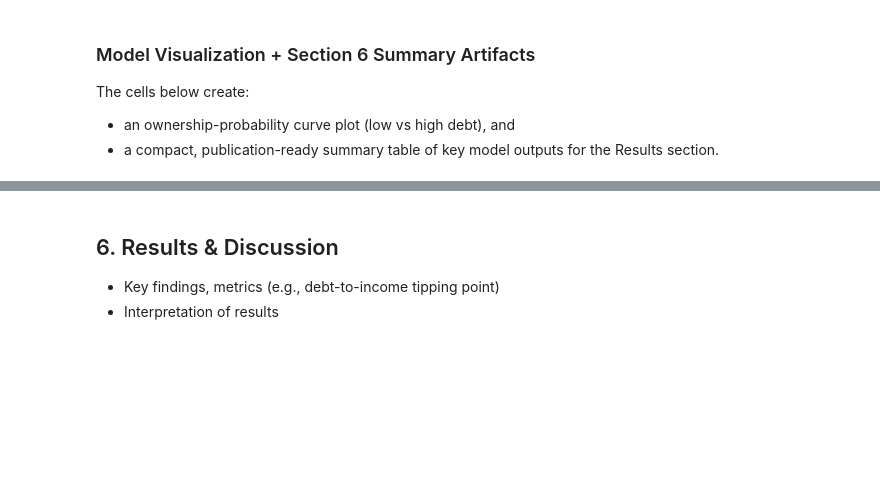
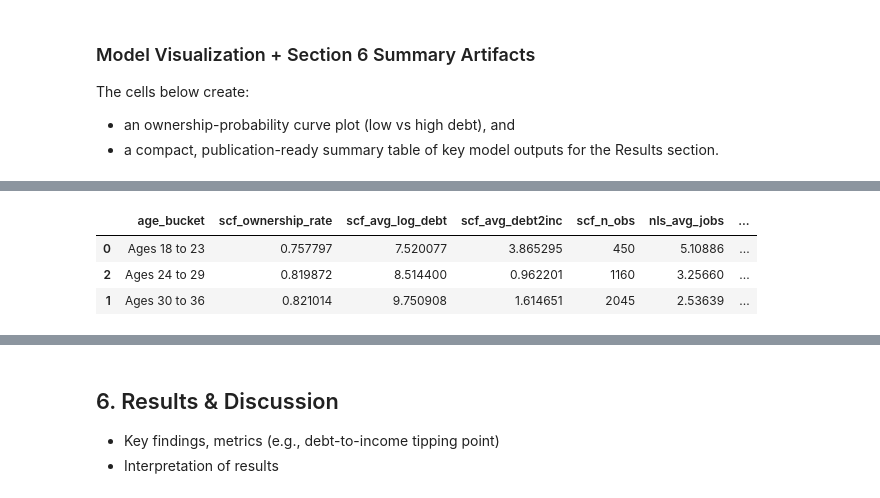
Before and after one commit to RaghavDewangan/Math189FinalProject, a Jupyter notebook: final.ipynb, the cells around one changed output, grey strips where cells are left out. Drawn from its saved outputs; the diff is of its cells as text; code cells hidden in the pictures; blank space fills up the shorter version.

Commit message:
variable selection, NLS and USAUCSF contextualization, summary rough draft

```diff
--- a/final.ipynb
+++ b/final.ipynb
@@ -810,0 +1018,88 @@ display(logit_summary)
+# %%
+# Targeted raw-sheet parser for NLS weeks employment percentages
+raw_weeks = nls_weeks_employment.copy()
+raw_weeks = raw_weeks.dropna(axis=0, how='all').dropna(axis=1, how='all').reset_index(drop=True)
+
+def _norm_text(x):
+    return re.sub(r'\s+', ' ', str(x).replace('\n', ' ')).strip().lower()
+
+def _find_age_header_row(df):
+    for i in range(min(40, len(df))):
+        row = [_norm_text(v) for v in df.iloc[i].tolist()]
+        hit = sum([('18' in c and '23' in c) or ('24' in c and '29' in c) or ('30' in c and '36' in c) for c in row])
+        if hit >= 2:
+            return i
+    return None
+
+hdr_idx = _find_age_header_row(raw_weeks)
+backfill_success = False
+
+if hdr_idx is not None:
+    header = [_norm_text(v) for v in raw_weeks.iloc[hdr_idx].tolist()]
+    data = raw_weeks.iloc[hdr_idx + 1:].copy().reset_index(drop=True)
+    data.columns = header
+    first_col = data.columns[0]
+    data[first_col] = data[first_col].map(_norm_text)
+
+    age_col_map = {}
+    for c in data.columns:
+        if ('18' in c and '23' in c):
+            age_col_map['Ages 18 to 23'] = c
+        elif ('24' in c and '29' in c):
+            age_col_map['Ages 24 to 29'] = c
+        elif ('30' in c and '36' in c):
+            age_col_map['Ages 30 to 36'] = c
+
+    emp_row = data[data[first_col].str.contains('employed', na=False) & ~data[first_col].str.contains('unemployed|out of labor', na=False)]
+    unemp_row = data[data[first_col].str.contains('unemployed', na=False)]
+
+    if not emp_row.empty and not unemp_row.empty and age_col_map:
+        emp_row = emp_row.iloc[0]
+        unemp_row = unemp_row.iloc[0]
+        for bucket, col in age_col_map.items():
+            cross_dataset_synthesis.loc[cross_dataset_synthesis['age_bucket'] == bucket, 'nls_employed_pct'] = pd.to_numeric(emp_row[col], errors='coerce')
+            cross_dataset_synthesis.loc[cross_dataset_synthesis['age_bucket'] == bucket, 'nls_unemployed_pct'] = pd.to_numeric(unemp_row[col], errors='coerce')
+        backfill_success = True
+
+if backfill_success:
+    display(Markdown('#### Updated Cross-Dataset Synthesis Table (with NLS employment backfill)'))
+else:
+    display(Markdown('#### Cross-Dataset Synthesis Table (no additional NLS employment fields found in raw table)'))
+
+display(cross_dataset_synthesis)
+
+# Refresh artifacts
+cross_dataset_artifacts['cross_dataset_synthesis'] = cross_dataset_synthesis
+if 'results_table_section6' in globals():
+    results_table_section6['cross_dataset_synthesis'] = cross_dataset_synthesis
+
+# Recompute concise conclusions using refreshed table
+young = cross_dataset_synthesis[cross_dataset_synthesis['age_bucket'] == 'Ages 18 to 23']
+older = cross_dataset_synthesis[cross_dataset_synthesis['age_bucket'] == 'Ages 30 to 36']
+
+if not young.empty and not older.empty:
+    own_gap = float(older['scf_ownership_rate'].iloc[0] - young['scf_ownership_rate'].iloc[0])
+    dti_gap = float(young['scf_avg_debt2inc'].iloc[0] - older['scf_avg_debt2inc'].iloc[0])
+else:
+    own_gap = np.nan
+    dti_gap = np.nan
+
+emp_msg = ''
+if cross_dataset_synthesis['nls_employed_pct'].notna().any() and cross_dataset_synthesis['nls_unemployed_pct'].notna().any():
+    e18 = float(cross_dataset_synthesis.loc[cross_dataset_synthesis['age_bucket'] == 'Ages 18 to 23', 'nls_employed_pct'].iloc[0])
+    e30 = float(cross_dataset_synthesis.loc[cross_dataset_synthesis['age_bucket'] == 'Ages 30 to 36', 'nls_employed_pct'].iloc[0])
+    u18 = float(cross_dataset_synthesis.loc[cross_dataset_synthesis['age_bucket'] == 'Ages 18 to 23', 'nls_unemployed_pct'].iloc[0])
+    u30 = float(cross_dataset_synthesis.loc[cross_dataset_synthesis['age_bucket'] == 'Ages 30 to 36', 'nls_unemployed_pct'].iloc[0])
+    emp_msg = f'- NLS employment context: employed share changes from **{e18:.2f}%** (18–23) to **{e30:.2f}%** (30–36), while unemployed share changes from **{u18:.2f}%** to **{u30:.2f}%**.'
+else:
+    emp_msg = '- NLS employment percentages remain unavailable from current table structure; jobs-held age patterns are used as employment context.'
+
+updated_conclusion_md = f"""
+#### Updated Cross-Dataset Analytical Conclusions
+- SCF shows an ownership-rate difference of **{own_gap:.3f}** between ages 30–36 and 18–23, while debt-to-income burden differs by **{dti_gap:.3f}** (18–23 minus 30–36).
+{emp_msg}
+- Condo index market pressure remains elevated (long-run CAGR ≈ **{float(condo_summary.loc[condo_summary['metric'] == 'Condo long-run CAGR', 'value'].iloc[0]):.2%}**, recent 5Y CAGR ≈ **{float(condo_summary.loc[condo_summary['metric'] == 'Condo recent 5Y CAGR', 'value'].iloc[0]):.2%}**).
+- Combined evidence across SCF, NLS, and condo trends supports interpreting debt-homeownership patterns within a broader labor and housing market environment.
+"""
+display(Markdown(updated_conclusion_md))
+# %% [output]
@@ -810,0 +1107,4 @@ display(logit_summary)
+|  | age_bucket | scf_ownership_rate | scf_avg_log_debt | scf_avg_debt2inc | scf_n_obs | nls_avg_jobs | ... |
+| 0 | Ages 18 to 23 | 0.757797 | 7.520077 | 3.865295 | 450 | 5.10886 | ... |
+| 2 | Ages 24 to 29 | 0.819872 | 8.514400 | 0.962201 | 1160 | 3.25660 | ... |
+| 1 | Ages 30 to 36 | 0.821014 | 9.750908 | 1.614651 | 2045 | 2.53639 | ... |
```
Also changed, not shown: parts of 7 cells of this notebook.
